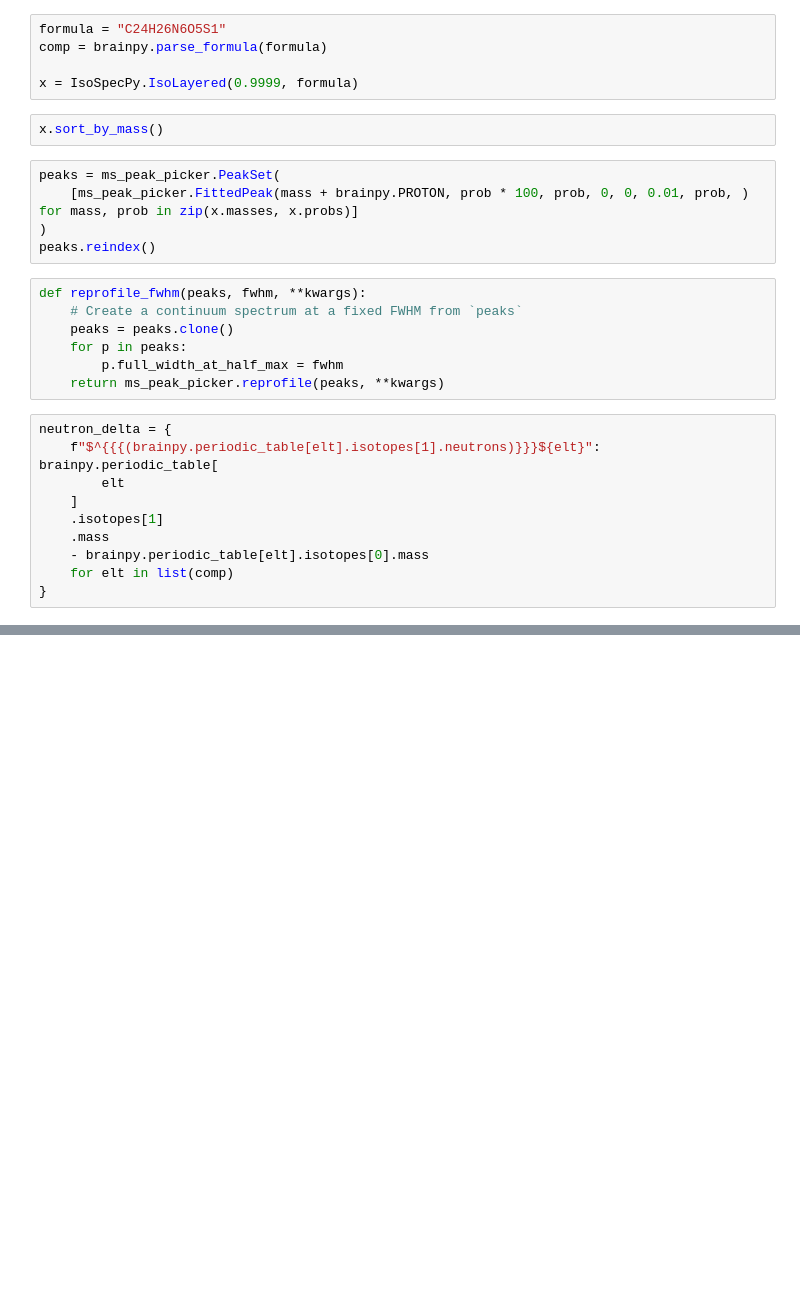
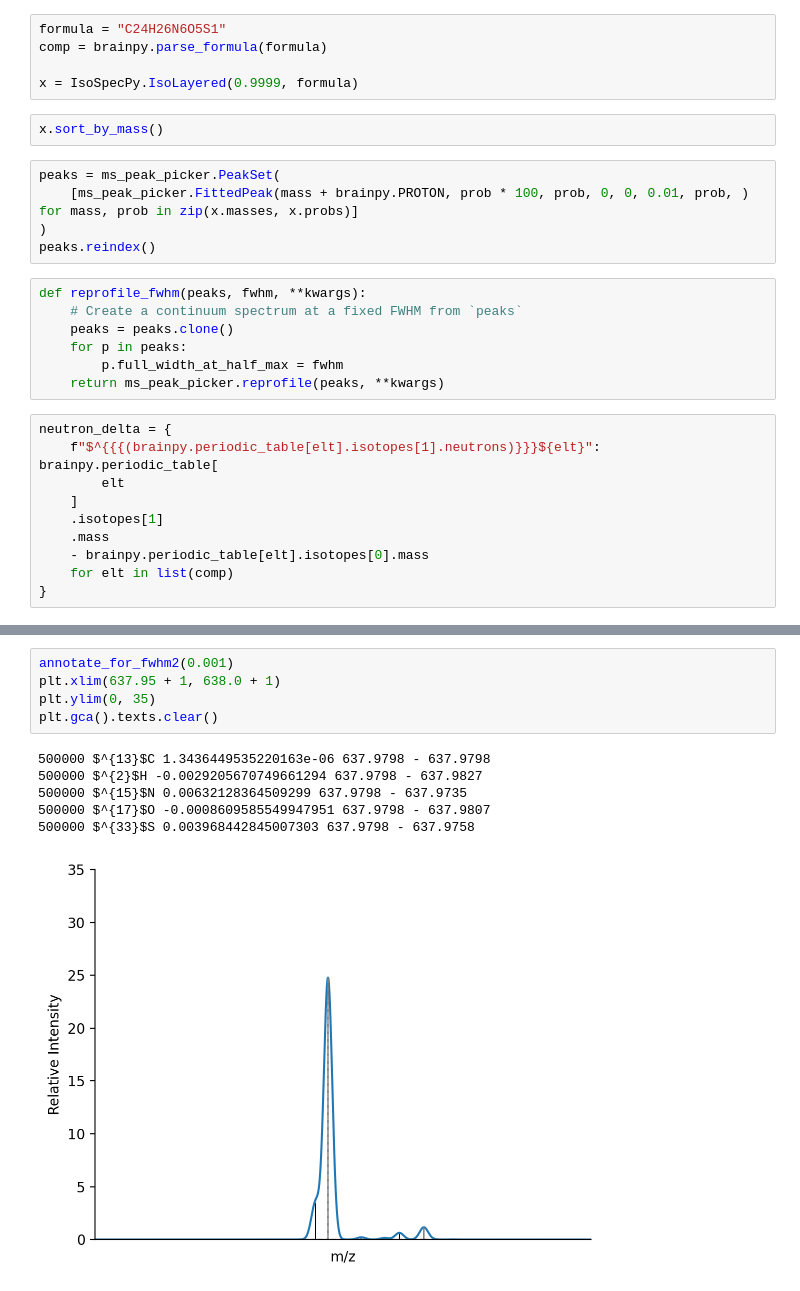
Before and after one commit to HUPO-PSI/mzPAF, a Jupyter notebook: implementations/python/isotopic_fine_structure_graphic.ipynb, the cells around one changed output, grey strips where cells are left out. Cells and saved outputs as stored; diff of their text form; blank space fills up the shorter version.

```diff
--- a/implementations/python/isotopic_fine_structure_graphic.ipynb
+++ b/implementations/python/isotopic_fine_structure_graphic.ipynb
@@ -142,0 +409,12 @@ for f in root_ax.get_yticklabels():
+# %%
+annotate_for_fwhm2(0.001)
+plt.xlim(637.95 + 1, 638.0 + 1)
+plt.ylim(0, 35)
+plt.gca().texts.clear()
+# %% [output]
+500000 $^{13}$C 1.3436449535220163e-06 637.9798 - 637.9798
+500000 $^{2}$H -0.0029205670749661294 637.9798 - 637.9827
+500000 $^{15}$N 0.00632128364509299 637.9798 - 637.9735
+500000 $^{17}$O -0.0008609585549947951 637.9798 - 637.9807
+500000 $^{33}$S 0.003968442845007303 637.9798 - 637.9758
+[figure, added]
```
Also changed, not shown: parts of 14 cells of this notebook.
